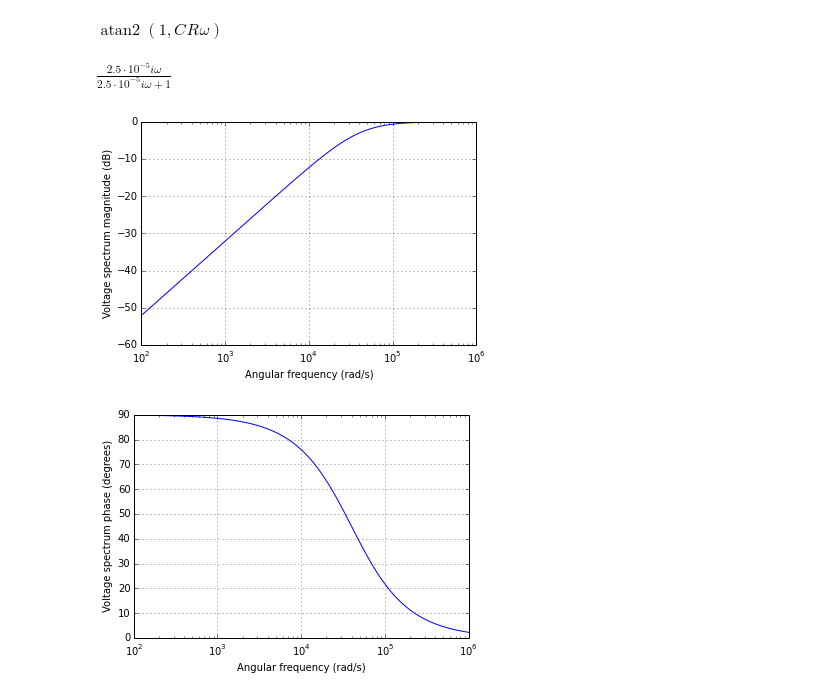
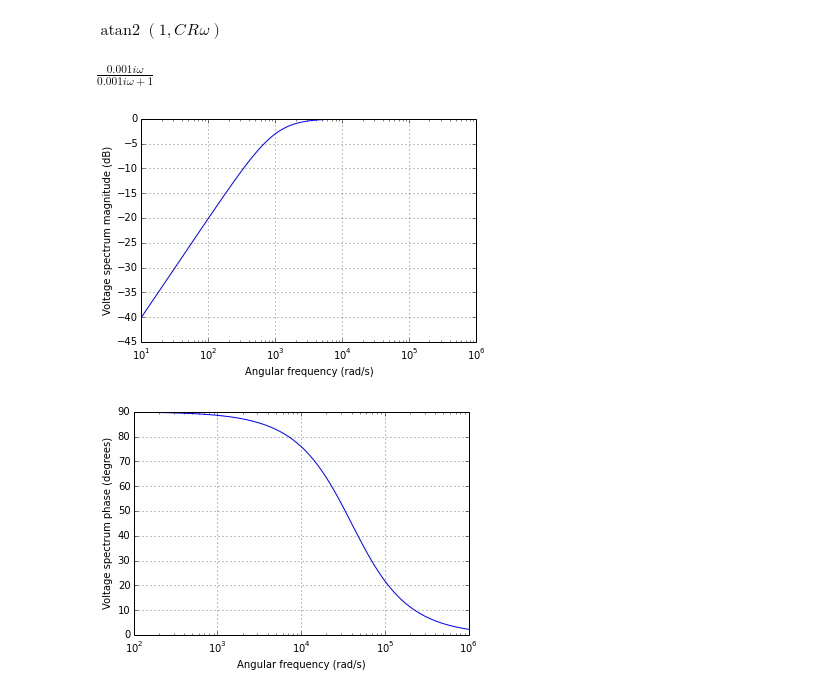
Before and after one commit to mph-/lcapy, a Jupyter notebook: demo/notebooks/RC-hpf1.ipynb, the cells around one changed output. Drawn from its saved outputs; the diff is of its cells as text; code cells hidden in the pictures.

```diff
--- a/demo/notebooks/RC-hpf1.ipynb
+++ b/demo/notebooks/RC-hpf1.ipynb
@@ -28,17 +36,17 @@ H(j * omega).phase
 # %% [output]
 $\operatorname{atan2}{\left (1,C_{} R_{} \omega \right )}$
 # %%
-H1 = H.subs('C',1e-9).subs('R',25e3)
+H1 = H.subs('C',1e-6).subs('R',1e3)
 H1(j * omega)
 # %% [output]
-$\frac{2.5 \cdot 10^{-5} i \omega}{2.5 \cdot 10^{-5} i \omega + 1}$
+$\frac{0.001 i \omega}{0.001 i \omega + 1}$
 # %%
 from numpy import logspace
-w = logspace(2, 6, 500)
+w = logspace(1, 6, 500)
 %matplotlib inline
 H1(j * omega).dB.plot(w, log_scale=True)
 # %% [output]
-[figure, old version]
+[figure, new version]
 # %%
 H1(j * omega).phase_degrees.plot(w, log_scale=True)
 # %% [output]
```
Also changed, not shown: parts of 2 cells of this notebook, 2 other files.
